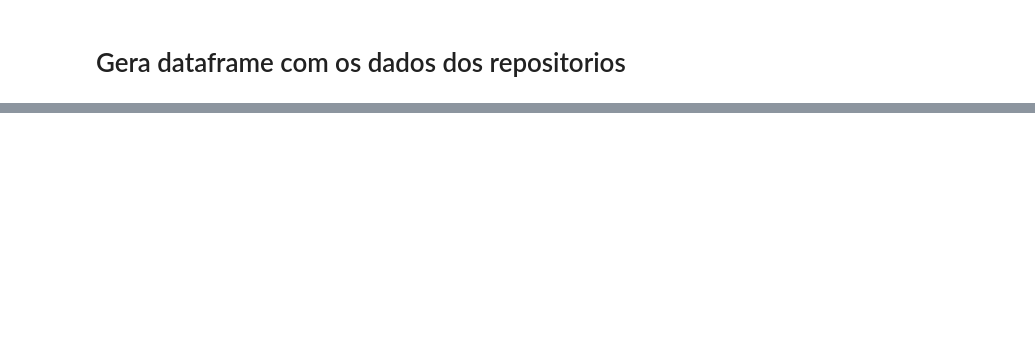
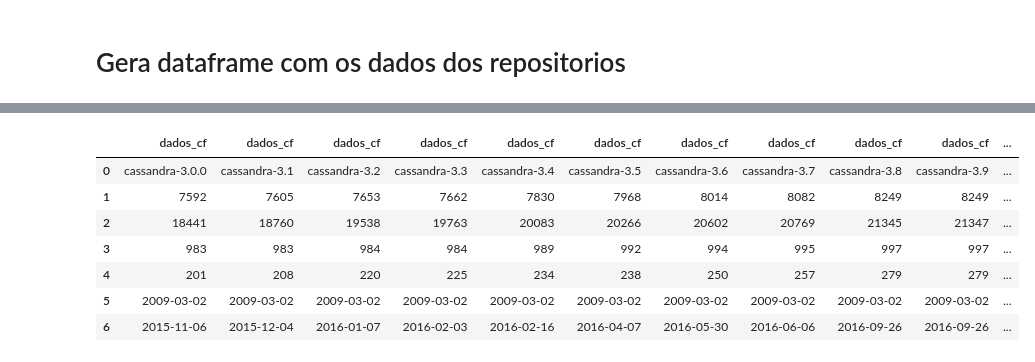
Before and after one commit to armandossrecife/teste, a Jupyter notebook: git_teste_cassandra.ipynb, the cells around one changed output, grey strips where cells are left out. Drawn from its saved outputs; the diff is of its cells as text; code cells hidden in the pictures; blank space fills up the shorter version.

```diff
--- a/git_teste_cassandra.ipynb
+++ b/git_teste_cassandra.ipynb
@@ -38,6 +38,14 @@ def get_primeiro_commit(repositorio):
     os.environ['REPOSITORIO_ORIGINAL'] = repositorio
     # Primeiro commit
     comando = !cd $REPOSITORIO_ORIGINAL && git rev-list --all | tail -n 1
+  except Exception as e:
+    print(f'Erro: {str(e)}')
+  return comando
+
+def get_commit_tag(tag):
+  try:
+    os.environ['TAG'] = tag
+    comando = !cd cassandra && git rev-list -n 1 $TAG
   except Exception as e:
     print(f'Erro: {str(e)}')
   return comando
@@ -169,6 +177,21 @@ def gera_df_dados_repositorios(df_info_repo, df_info_repo_cf):
   except Exception as e:
     print(f'Erro: {str(3)}')
   return df_repo
+
+def gera_df_dados_repositorios2(df_info_repo, df_info_repo_cf):
+  df_repo = None
+  try:
+    l_cf = df_info_repo_cf.columns.tolist()
+    c_c1 = df_info_repo.iloc[0].to_list()
+    c_cf = df_info_repo_cf.iloc[0].to_list()
+
+    dict_repo= {
+        'dados_cf':c_cf
+    }
+    df_repo = pd.DataFrame(dict_repo)
+  except Exception as e:
+    print(f'Erro: {str(3)}')
+  return df_repo
 # %%
 instala_cloc()
 # %% [output]
@@ -230,0 +355,17 @@ df_repo
+# %%
+# Faz um merge dos dataframes gerados
+# df_final = df1 + df2 + ... + dfN
+
+df_dados_final = pd.concat(lista_df_repo, axis=1)
+df_linguagens_final = pd.concat(lista_df_repo_linguagens, axis=1)
+# %%
+df_dados_final
+# %% [output]
+|  | dados_cf | dados_cf | dados_cf | dados_cf | dados_cf | dados_cf | dados_cf | dados_cf | dados_cf | dados_cf | ... |
+| 0 | cassandra-3.0.0 | cassandra-3.1 | cassandra-3.2 | cassandra-3.3 | cassandra-3.4 | cassandra-3.5 | cassandra-3.6 | cassandra-3.7 | cassandra-3.8 | cassandra-3.9 | ... |
+| 1 | 7592 | 7605 | 7653 | 7662 | 7830 | 7968 | 8014 | 8082 | 8249 | 8249 | ... |
+| 2 | 18441 | 18760 | 19538 | 19763 | 20083 | 20266 | 20602 | 20769 | 21345 | 21347 | ... |
+| 3 | 983 | 983 | 984 | 984 | 989 | 992 | 994 | 995 | 997 | 997 | ... |
+| 4 | 201 | 208 | 220 | 225 | 234 | 238 | 250 | 257 | 279 | 279 | ... |
+| 5 | 2009-03-02 | 2009-03-02 | 2009-03-02 | 2009-03-02 | 2009-03-02 | 2009-03-02 | 2009-03-02 | 2009-03-02 | 2009-03-02 | 2009-03-02 | ... |
+| 6 | 2015-11-06 | 2015-12-04 | 2016-01-07 | 2016-02-03 | 2016-02-16 | 2016-04-07 | 2016-05-30 | 2016-06-06 | 2016-09-26 | 2016-09-26 | ... |
```
Also changed, not shown: parts of 11 cells of this notebook.
